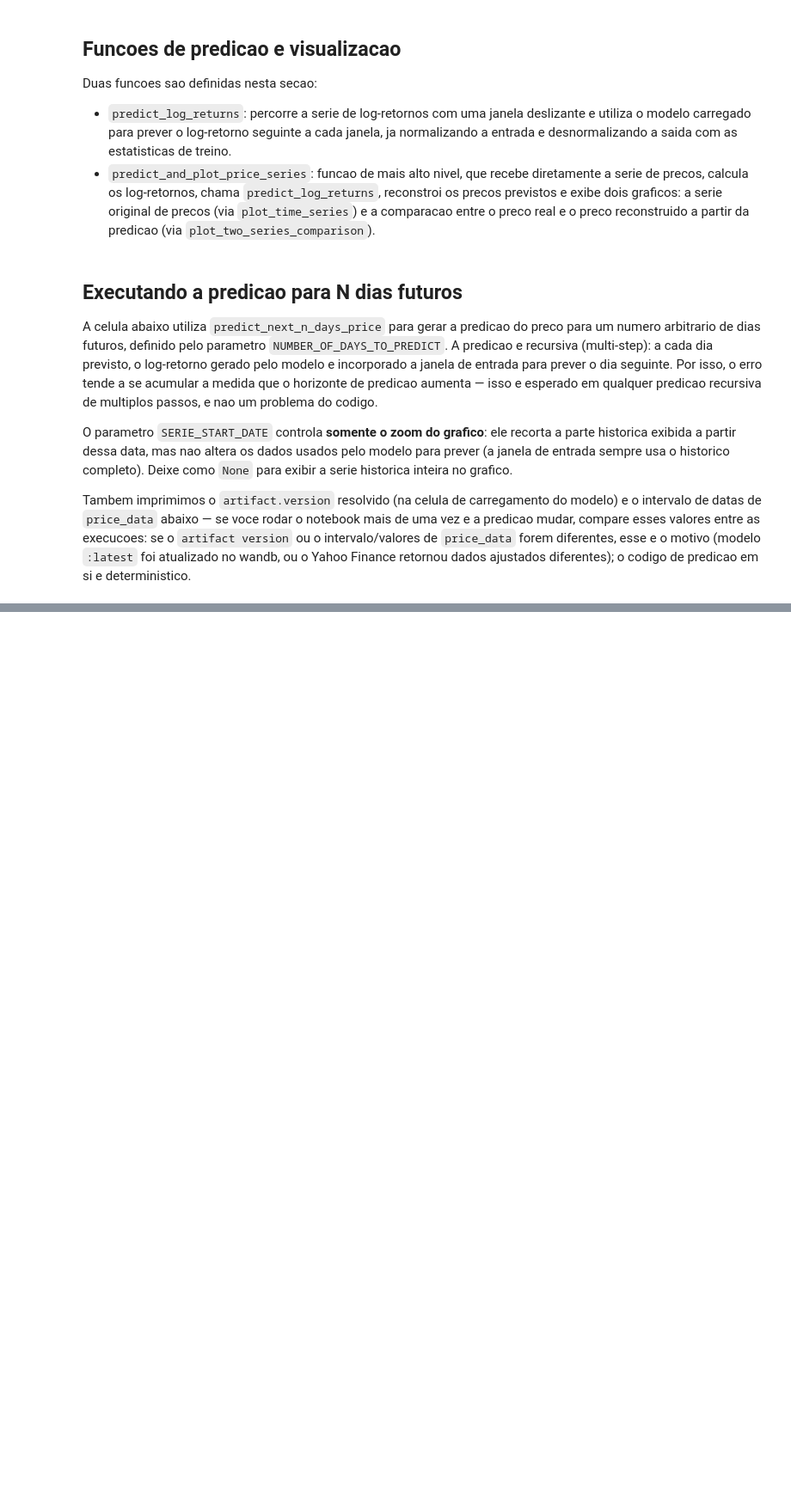
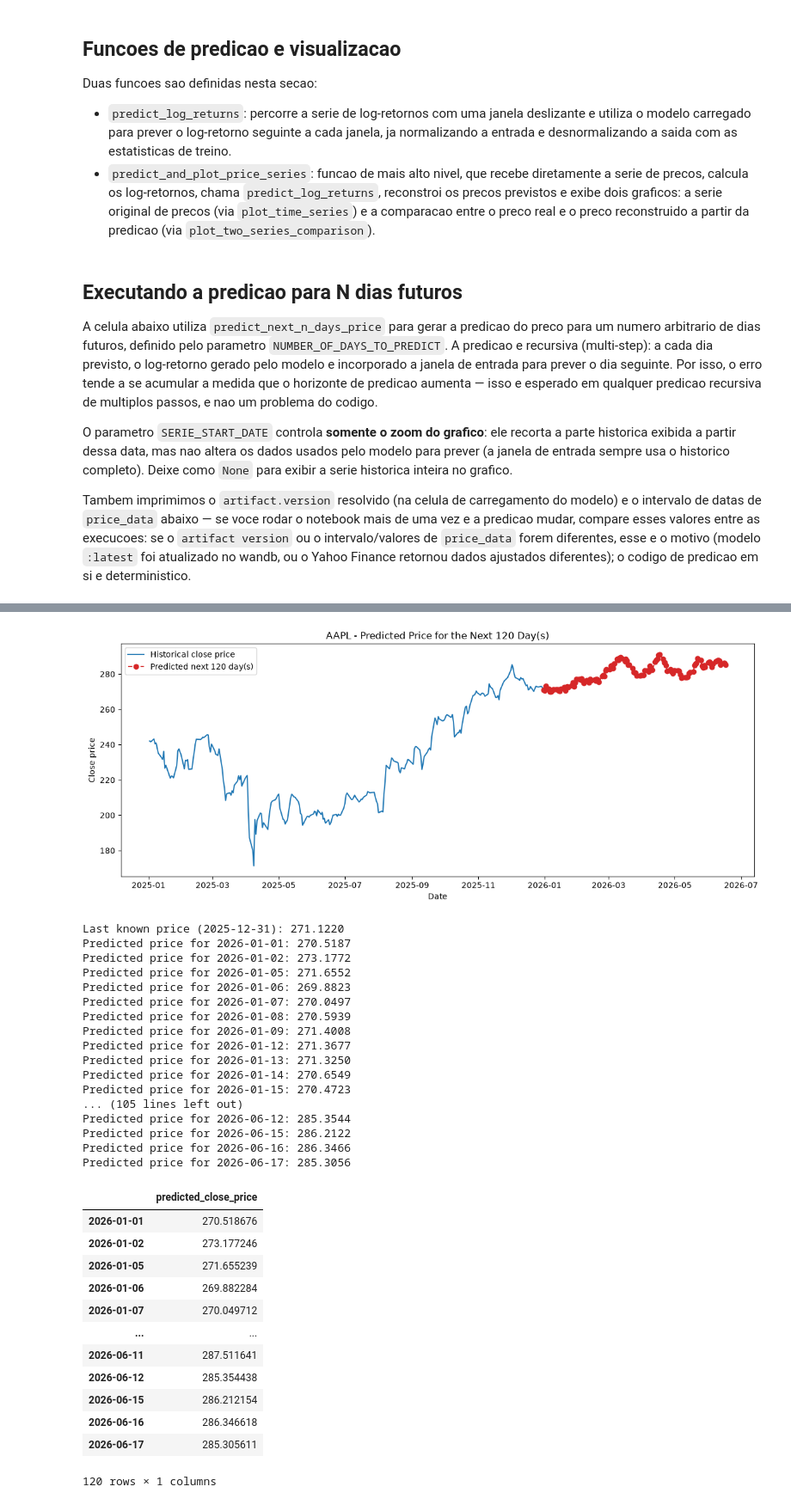
Before and after one commit to IBMEC-CDIA/financial_market_simulator, a Jupyter notebook: notebooks/load_trained_model_next_days_gab.ipynb, the cells around one changed output, grey strips where cells are left out. Shown at 86% size. Drawn from its saved outputs; the diff is of its cells as text; code cells hidden in the pictures; blank space fills up the shorter version.

```diff
--- a/notebooks/load_trained_model_next_days_gab.ipynb
+++ b/notebooks/load_trained_model_next_days_gab.ipynb
@@ -540,7 +571,7 @@ print(f"price_data range: {price_data.index.min()} -> {price_data.index.max()}")
 print(f"price_data last close: {price_data['close_price'].iloc[-1]}")
 
 input_window_size = trained_model.network[0].in_features
-NUMBER_OF_DAYS_TO_PREDICT = 60  # altere aqui para prever mais ou menos dias
+NUMBER_OF_DAYS_TO_PREDICT = 120  # altere aqui para prever mais ou menos dias
 SERIE_START_DATE = "2025-01-01"  # altere aqui para dar zoom no grafico (ou None para ver tudo)
 
 predicted_prices_dataframe = predict_next_n_days_price(
@@ -555,3 +586,4 @@ predicted_prices_dataframe = predict_next_n_days_price(
 )
 
 predicted_prices_dataframe
+# %% [output]
@@ -557,0 +592,31 @@ predicted_prices_dataframe
+[figure, added]
+Last known price (2025-12-31): 271.1220
+Predicted price for 2026-01-01: 270.5187
+Predicted price for 2026-01-02: 273.1772
+Predicted price for 2026-01-05: 271.6552
+Predicted price for 2026-01-06: 269.8823
+Predicted price for 2026-01-07: 270.0497
+Predicted price for 2026-01-08: 270.5939
+Predicted price for 2026-01-09: 271.4008
+Predicted price for 2026-01-12: 271.3677
+Predicted price for 2026-01-13: 271.3250
+Predicted price for 2026-01-14: 270.6549
+Predicted price for 2026-01-15: 270.4723
+... (105 lines left out)
+Predicted price for 2026-06-12: 285.3544
+Predicted price for 2026-06-15: 286.2122
+Predicted price for 2026-06-16: 286.3466
+Predicted price for 2026-06-17: 285.3056
+|  | predicted_close_price |
+| 2026-01-01 | 270.518676 |
+| 2026-01-02 | 273.177246 |
+| 2026-01-05 | 271.655239 |
+| 2026-01-06 | 269.882284 |
+| 2026-01-07 | 270.049712 |
+| ... | ... |
+| 2026-06-11 | 287.511641 |
+| 2026-06-12 | 285.354438 |
+| 2026-06-15 | 286.212154 |
+| 2026-06-16 | 286.346618 |
+| 2026-06-17 | 285.305611 |
+120 rows × 1 columns
```
Also changed, not shown: parts of 7 cells of this notebook, 2 other files.
